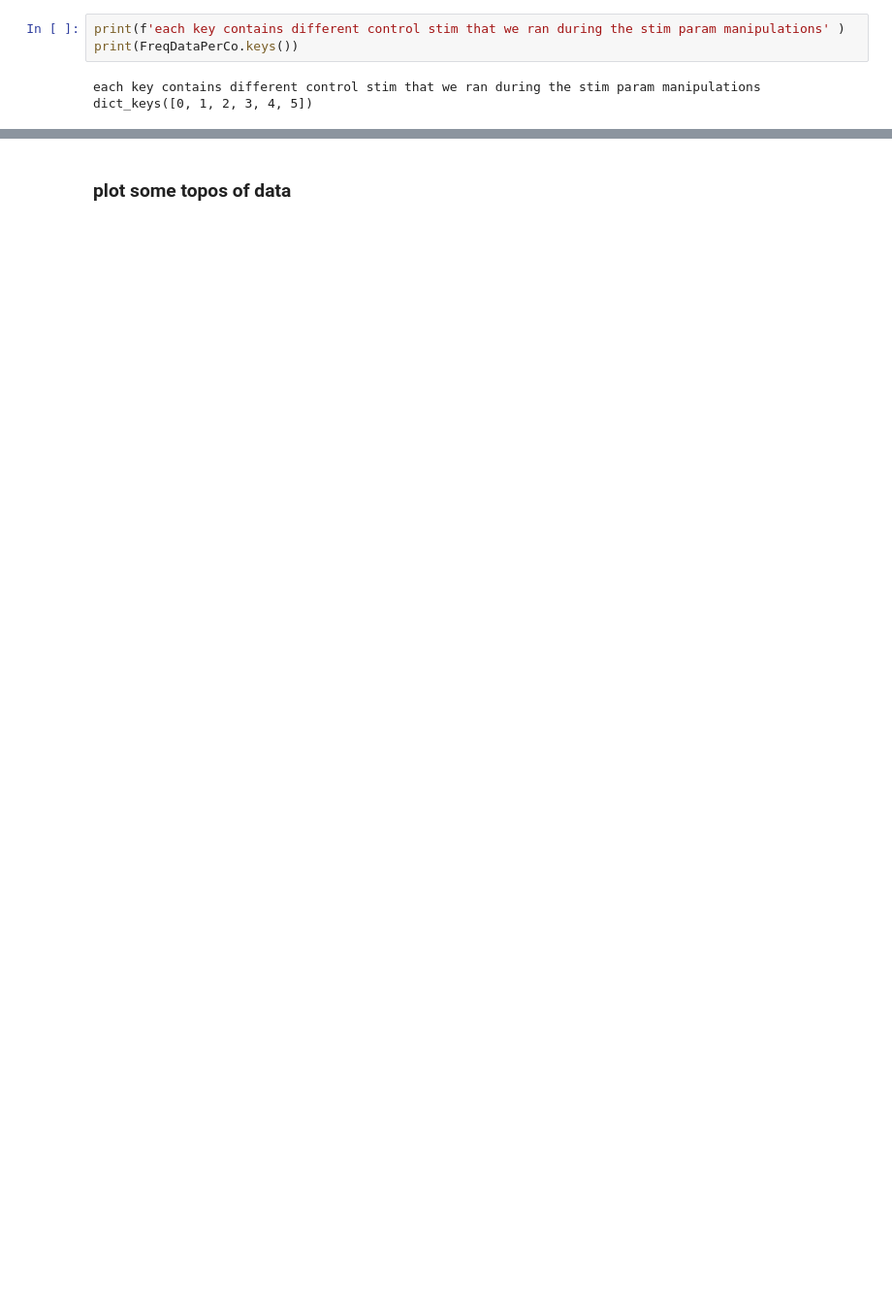
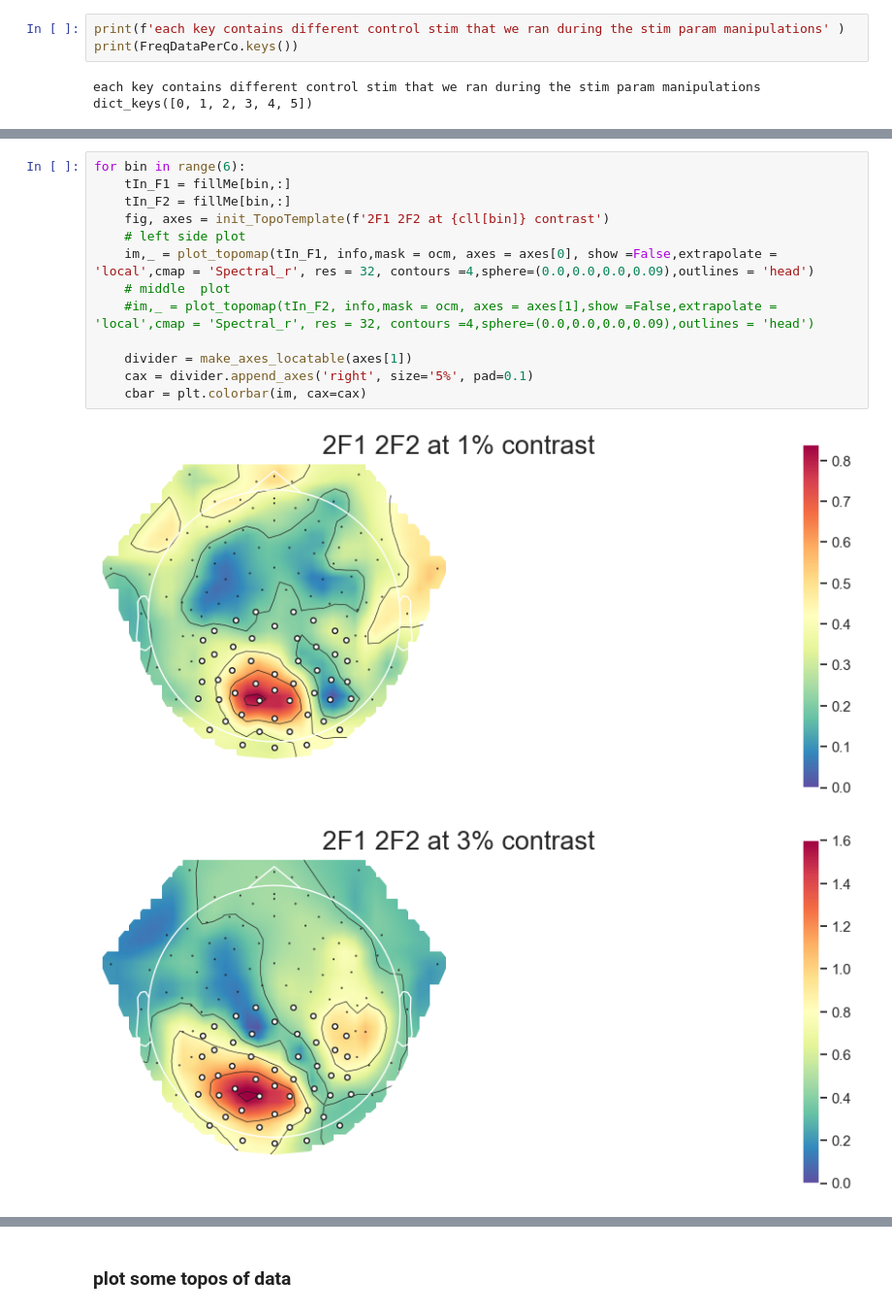
Before and after one commit to PatriciaNL/LTP_analysis, a Jupyter notebook: PythonScripts/ProcessingPipeline/StimMamipulationswTopos.ipynb, the cells around one changed output, grey strips where cells are left out. Shown at 97% size. Saved outputs shown, nothing was run; the diff lists cells and outputs as text; blank space fills up the shorter version.

```diff
--- a/PythonScripts/ProcessingPipeline/StimMamipulationswTopos.ipynb
+++ b/PythonScripts/ProcessingPipeline/StimMamipulationswTopos.ipynb
@@ -68,0 +195,16 @@ for h in range(len(harmLab)):
+# %%
+for bin in range(6):
+    tIn_F1 = fillMe[bin,:]
+    tIn_F2 = fillMe[bin,:]
+    fig, axes = init_TopoTemplate(f'2F1 2F2 at {cll[bin]} contrast')
+    # left side plot
+    im,_ = plot_topomap(tIn_F1, info,mask = ocm, axes = axes[0], show =False,extrapolate = 'local',cmap = 'Spectral_r', res = 32, contours =4,sphere=(0.0,0.0,0.0,0.09),outlines = 'head')
+    # middle  plot
+    #im,_ = plot_topomap(tIn_F2, info,mask = ocm, axes = axes[1],show =False,extrapolate = 'local',cmap = 'Spectral_r', res = 32, contours =4,sphere=(0.0,0.0,0.0,0.09),outlines = 'head')
+
+    divider = make_axes_locatable(axes[1])
+    cax = divider.append_axes('right', size='5%', pad=0.1)
+    cbar = plt.colorbar(im, cax=cax)
+# %% [output]
+[figure, added]
+[figure, added]
```
Also changed, not shown: parts of 40 cells of this notebook, 2 other files.
